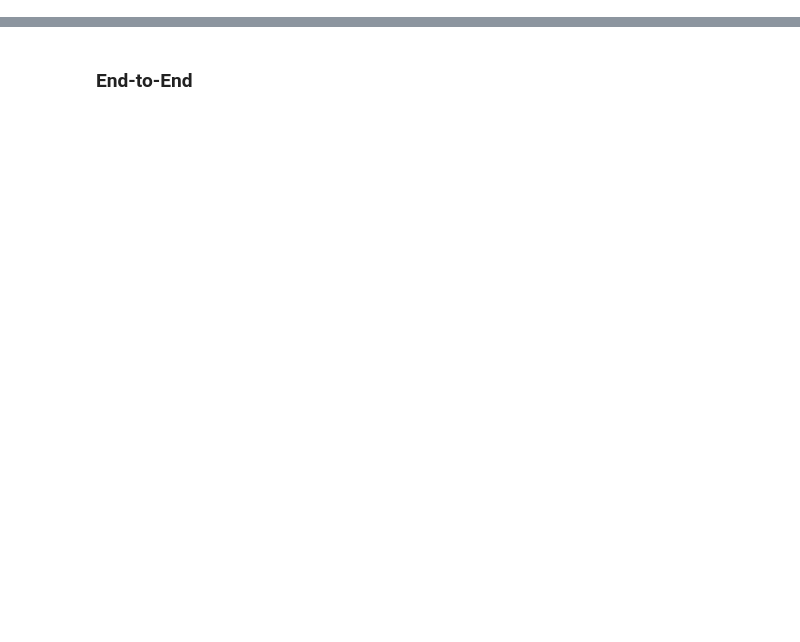
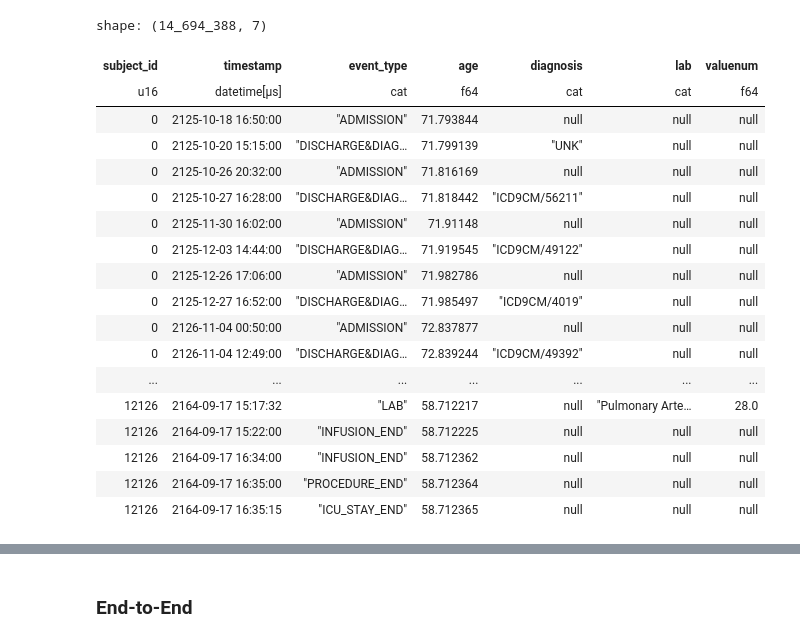
Before and after one commit to justin13601/ACES, a Jupyter notebook: to_organize/run_tests.ipynb, the cells around one changed output, grey strips where cells are left out. Drawn from its saved outputs; the diff is of its cells as text; code cells hidden in the pictures; blank space fills up the shorter version.

```diff
--- a/to_organize/run_tests.ipynb
+++ b/to_organize/run_tests.ipynb
@@ -9,5 +10,26 @@ pl.Config.set_tbl_rows(100)
 %autoreload 2
 # %%
 # load data.parquet
-# df_data = pl.read_parquet('MIMIC_ESD_new_schema_08-31-23-1/data.parquet')
-df_data = pl.read_csv('sample_data.csv')
+df_data_filtered = pl.read_parquet('../MIMIC_ESD_new_schema_08-31-23-1/data.parquet')
+# %%
+df_data_filtered
+# %% [output]
+shape: (14_694_388, 7)
+| subject_id | timestamp | event_type | age | diagnosis | lab | valuenum |
+| u16 | datetime[μs] | cat | f64 | cat | cat | f64 |
+| 0 | 2125-10-18 16:50:00 | "ADMISSION" | 71.793844 | null | null | null |
+| 0 | 2125-10-20 15:15:00 | "DISCHARGE&DIAG… | 71.799139 | "UNK" | null | null |
+| 0 | 2125-10-26 20:32:00 | "ADMISSION" | 71.816169 | null | null | null |
+| 0 | 2125-10-27 16:28:00 | "DISCHARGE&DIAG… | 71.818442 | "ICD9CM/56211" | null | null |
+| 0 | 2125-11-30 16:02:00 | "ADMISSION" | 71.91148 | null | null | null |
+| 0 | 2125-12-03 14:44:00 | "DISCHARGE&DIAG… | 71.919545 | "ICD9CM/49122" | null | null |
+| 0 | 2125-12-26 17:06:00 | "ADMISSION" | 71.982786 | null | null | null |
+| 0 | 2125-12-27 16:52:00 | "DISCHARGE&DIAG… | 71.985497 | "ICD9CM/4019" | null | null |
+| 0 | 2126-11-04 00:50:00 | "ADMISSION" | 72.837877 | null | null | null |
+| 0 | 2126-11-04 12:49:00 | "DISCHARGE&DIAG… | 72.839244 | "ICD9CM/49392" | null | null |
+| ... | ... | ... | ... | ... | ... | ... |
+| 12126 | 2164-09-17 15:17:32 | "LAB" | 58.712217 | null | "Pulmonary Arte… | 28.0 |
+| 12126 | 2164-09-17 15:22:00 | "INFUSION_END" | 58.712225 | null | null | null |
+| 12126 | 2164-09-17 16:34:00 | "INFUSION_END" | 58.712362 | null | null | null |
+| 12126 | 2164-09-17 16:35:00 | "PROCEDURE_END" | 58.712364 | null | null | null |
+| 12126 | 2164-09-17 16:35:15 | "ICU_STAY_END" | 58.712365 | null | null | null |
```
Also changed, not shown: parts of 11 cells of this notebook, 1 other file.
